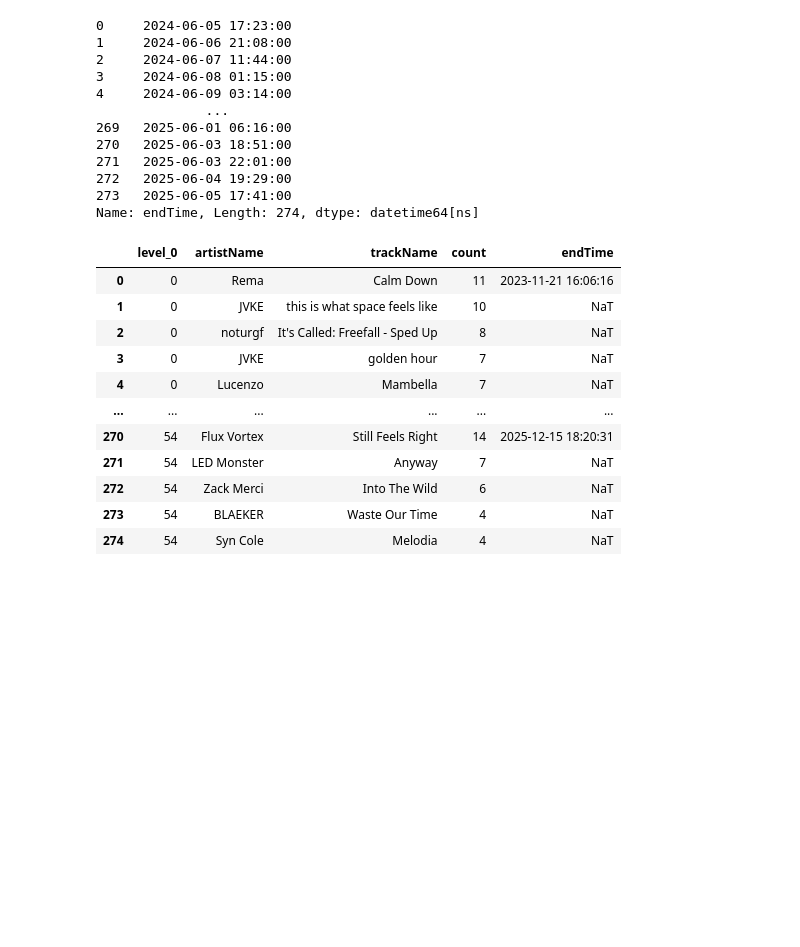
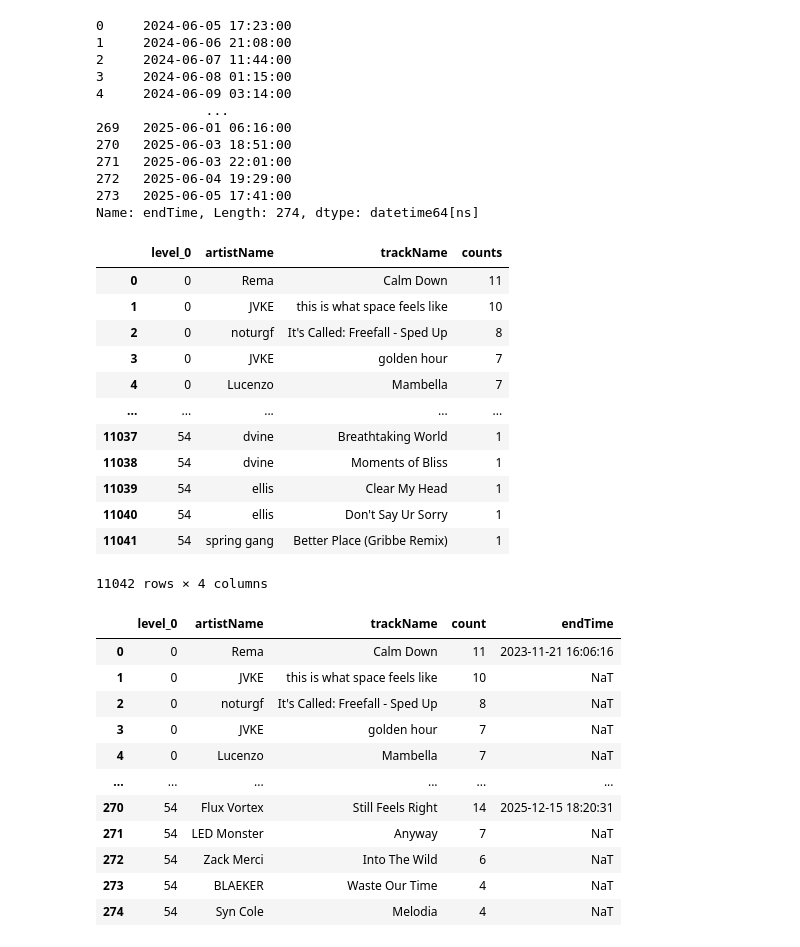
Before and after one commit to RadoTheProgrammer/spotify-stats, a Jupyter notebook: 2025-12-22.ipynb, the cells around one changed output. Drawn from its saved outputs; the diff is of its cells as text; code cells hidden in the pictures; blank space fills up the shorter version.

```diff
--- a/2025-12-22.ipynb
+++ b/2025-12-22.ipynb
@@ -40,6 +62,22 @@ Name: endTime, Length: 274, dtype: datetime64[ns]
 # %%
 value_counts = grouped.value_counts(["artistName"])
 value_counts = grouped.value_counts(["artistName","trackName"])
+# %%
+value_counts.reset_index()
+# %% [output]
+|  | level_0 | artistName | trackName | counts |
+| 0 | 0 | Rema | Calm Down | 11 |
+| 1 | 0 | JVKE | this is what space feels like | 10 |
+| 2 | 0 | noturgf | It's Called: Freefall - Sped Up | 8 |
+| 3 | 0 | JVKE | golden hour | 7 |
+| 4 | 0 | Lucenzo | Mambella | 7 |
+| ... | ... | ... | ... | ... |
+| 11037 | 54 | dvine | Breathtaking World | 1 |
+| 11038 | 54 | dvine | Moments of Bliss | 1 |
+| 11039 | 54 | ellis | Clear My Head | 1 |
+| 11040 | 54 | ellis | Don't Say Ur Sorry | 1 |
+| 11041 | 54 | spring gang | Better Place (Gribbe Remix) | 1 |
+11042 rows × 4 columns
 # %%
 value_counts_group = value_counts.groupby(level=0)
 
```
Also changed, not shown: parts of 1 cell of this notebook, 4 other files.
